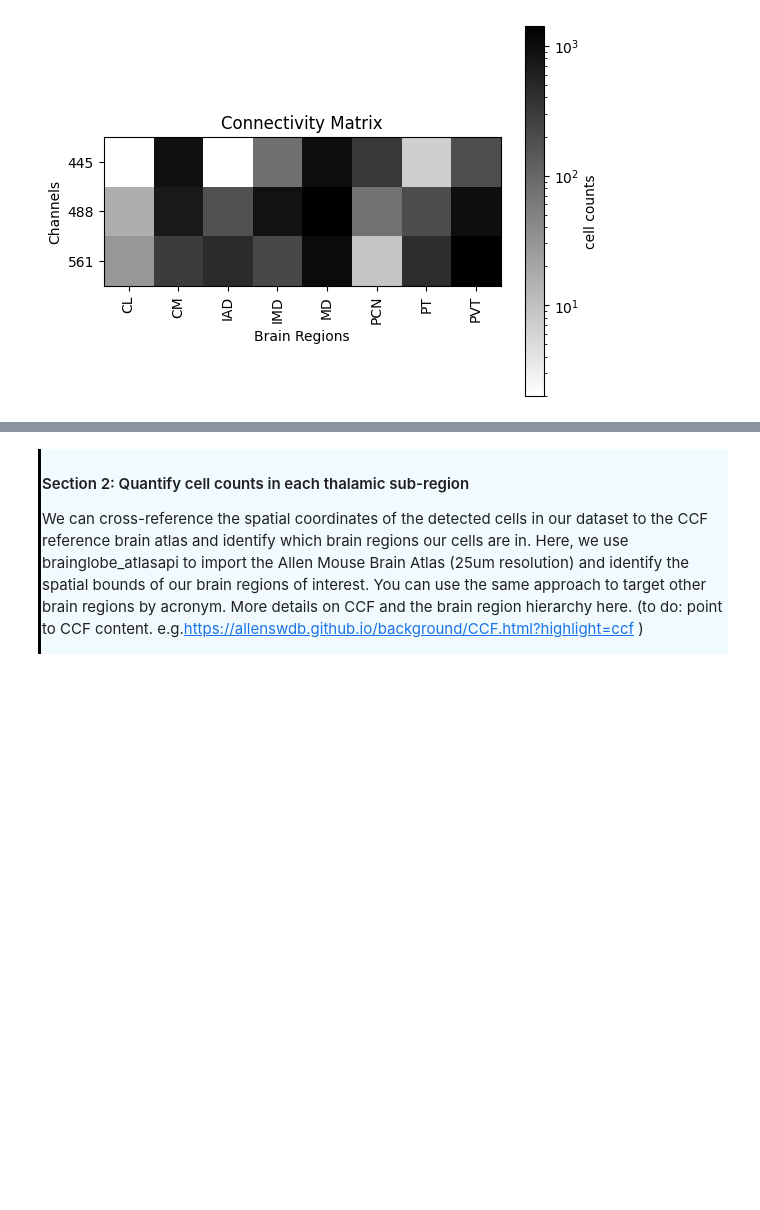
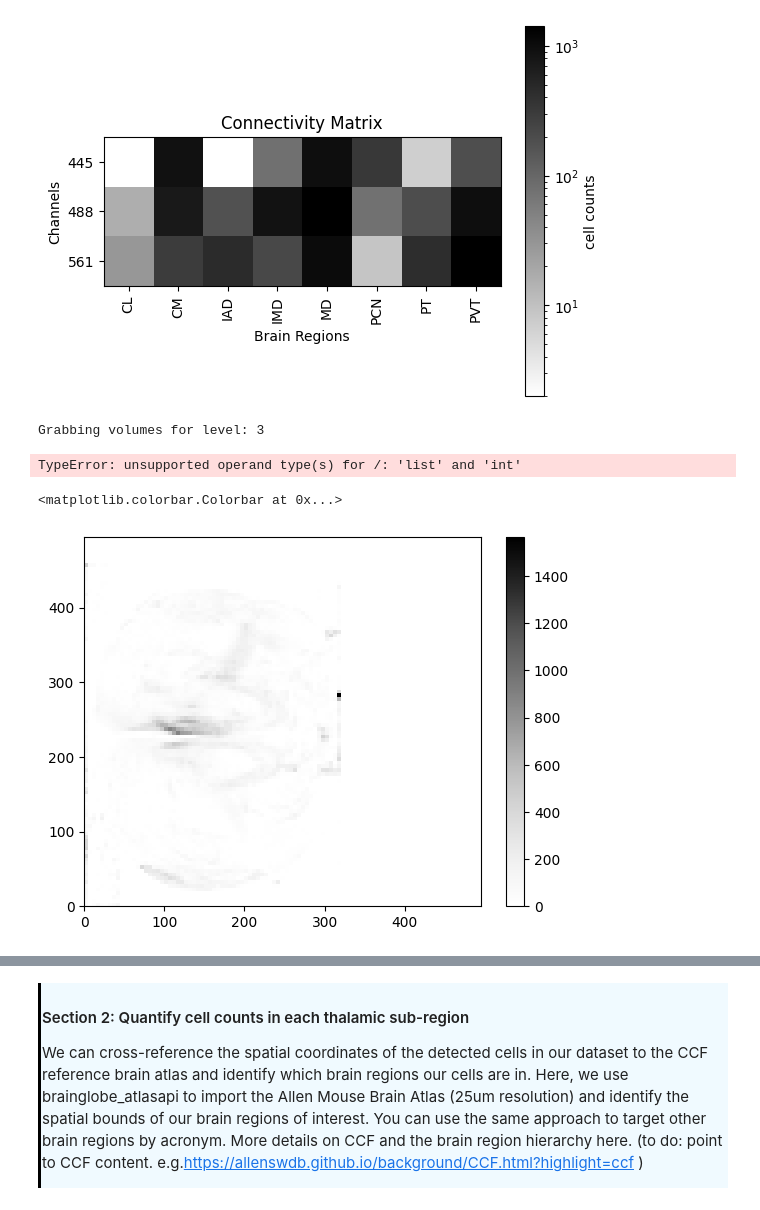
Before and after one commit to AllenNeuralDynamics/AIND-CNC-SmartSPIM-Workshop, a Jupyter notebook: code/Workshop Notebook V2.ipynb, the cells around one changed output, grey strips where cells are left out. Saved outputs shown, nothing was run; the diff lists cells and outputs as text; code cells hidden in the pictures; blank space fills up the shorter version.

```diff
--- a/code/Workshop Notebook V2.ipynb
+++ b/code/Workshop Notebook V2.ipynb
@@ -40,5 +31,10 @@ output_dir = '../scratch/'
 %matplotlib inline
 # %%
+# specific imports and initialize brain atlas
+
+from load_data import load_data
+import brainglobe_atlasapi as atlasapi
+from brainglobe_atlasapi import BrainGlobeAtlas
 atlasapi.config.write_config_value('brainglobe_dir', '/data/.brainglobe') # points to allen mouse atlases pre-loaded in data folder
-
-atlas = BrainGlobeAtlas('allen_mouse_25um', check_latest = False) # load CCF mouse brain atlas, 25um resolution
+atlas = BrainGlobeAtlas('allen_mouse_25um',
+                        check_latest = False) # load CCF mouse brain atlas, 25um resolution
@@ -146,2 +155,3 @@ def getCellsCCF3(x, ch: list):
 # %%
-cellLocs = getCellsCCF3(x, ["445", "488", "561"])
+cellLocs = x.getCellsCCFdf(["445", "488", "561"])
+cellLocs
@@ -275,0 +320,5 @@ plt.show()
+# %%
+plotCellsOnSlice(x, ch = "488", plane="coronal", section=[400], level=3, vmin=0, vmax=600, cell_color="red", cell_size=5)
+# %% [output]
+Grabbing volumes for level: 3
+TypeError: unsupported operand type(s) for /: 'list' and 'int'
@@ -275,0 +328,9 @@ plt.show()
+# %%
+from matplotlib.colors import ListedColormap
+
+bin_egdes = np.arange(0,500,5)
+plt.hist2d(cellLocs[cellLocs['channel'] == "488"]["DV"], cellLocs[cellLocs['channel'] == "488"]["ML"], bin_egdes, cmap = "Greys")
+plt.colorbar()
+# %% [output]
+<matplotlib.colorbar.Colorbar at 0x...>
+[figure, added]
```
Also changed, not shown: parts of 43 cells of this notebook, 3 other files.
